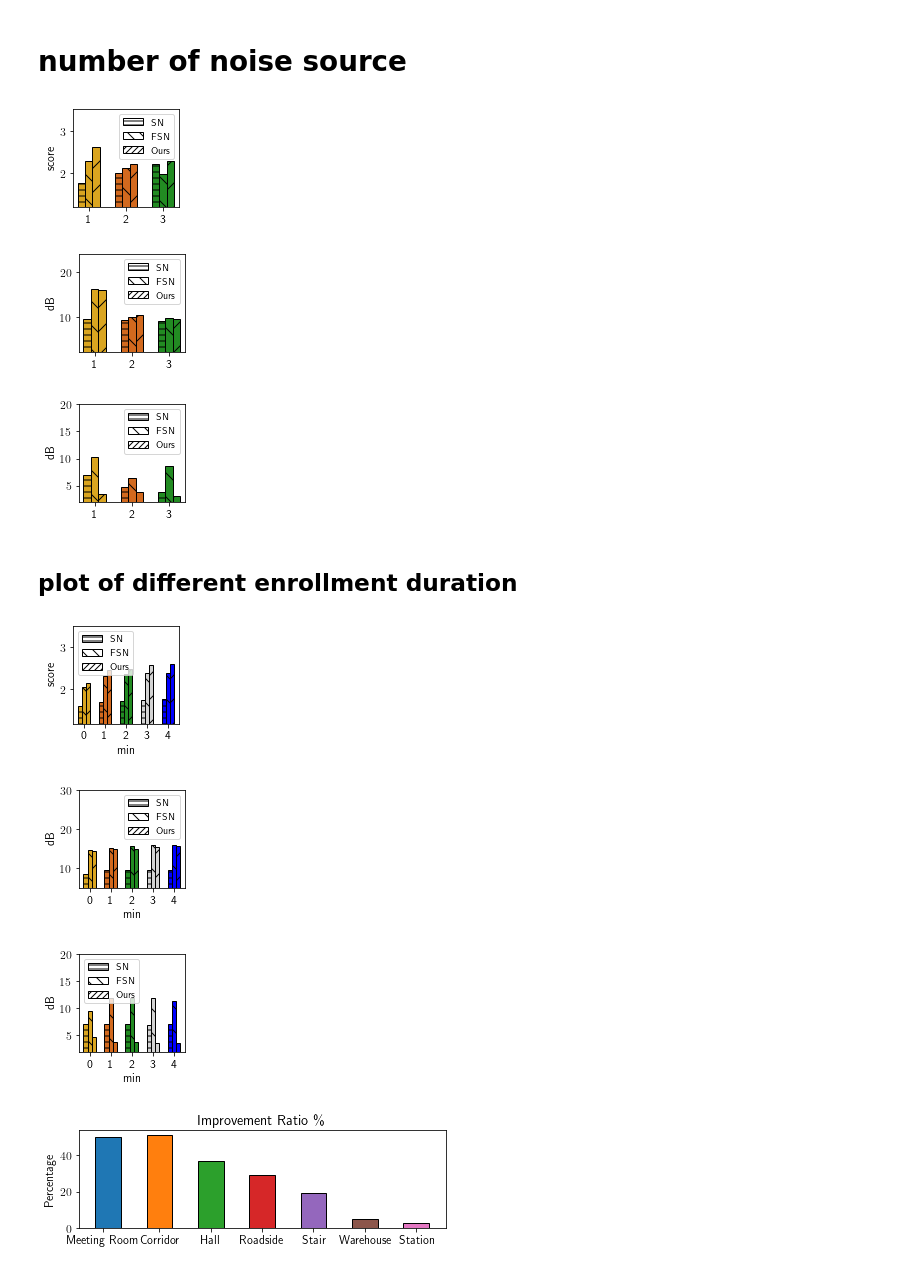
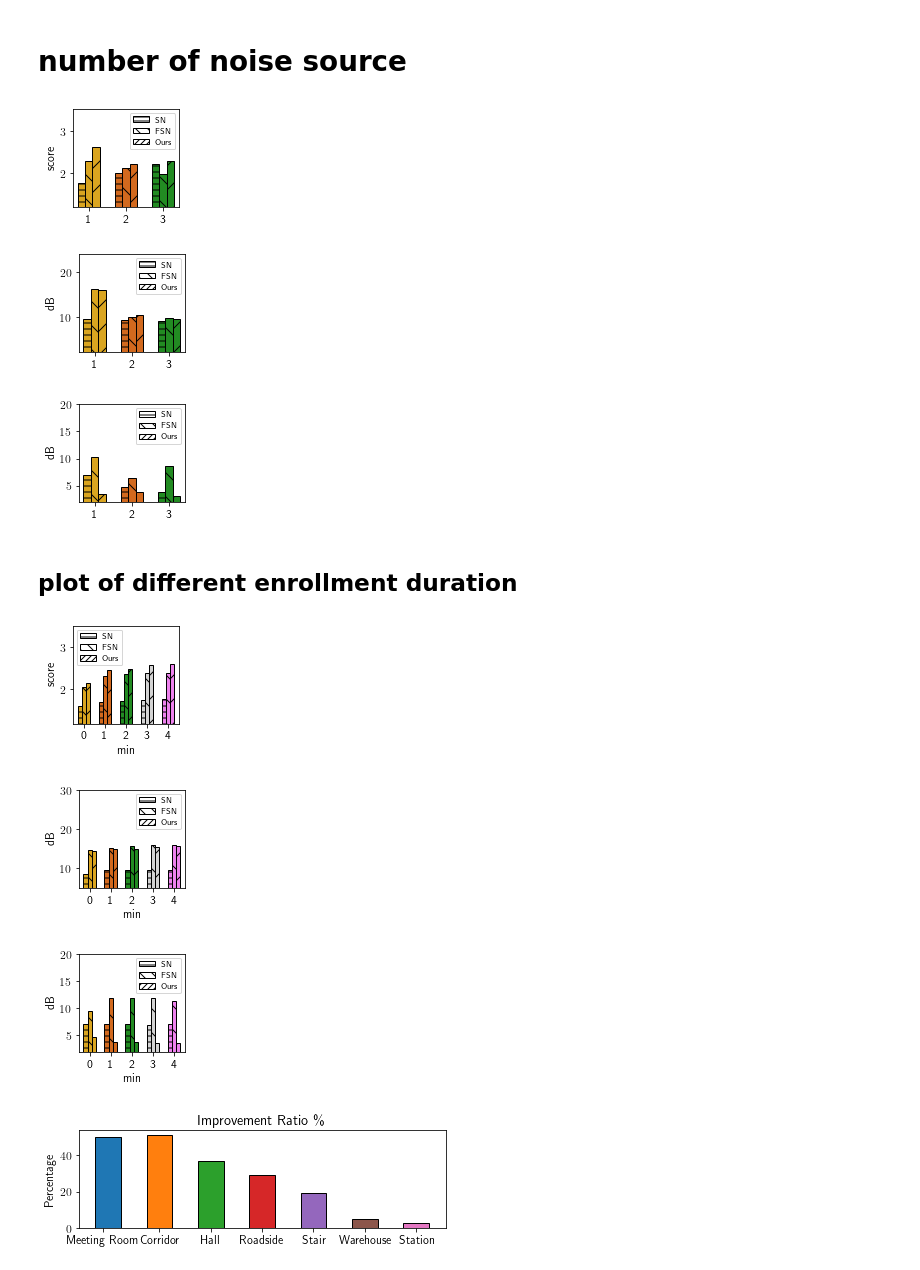
Before and after one commit to lixinghe1999/audioproject, a Jupyter notebook: enhancement/plot/plot.ipynb, the cells around one changed output. Cells and saved outputs as stored; diff of their text form; code cells hidden in the pictures.

```diff
--- a/enhancement/plot/plot.ipynb
+++ b/enhancement/plot/plot.ipynb
@@ -32,7 +32,7 @@ for j in range(3):
     seanet_patch = mpatches.Patch(edgecolor='black', facecolor='white', hatch='---', label='SN')
     fullsubnet_patch = mpatches.Patch(edgecolor='black', facecolor='white', hatch='\\', label='FSN')
     vibvoice_patch = mpatches.Patch(edgecolor='black', facecolor='white', hatch='//', label='Ours')
-    plt.legend(handles=[seanet_patch, fullsubnet_patch, vibvoice_patch], prop={'size': 10})
+    plt.legend(handles=[seanet_patch, fullsubnet_patch, vibvoice_patch], prop={'size': 8})
     plt.savefig('noise_type_' + str(j) + '.pdf', dpi=300)
     plt.show()
 # %% [output]
@@ -64,7 +64,7 @@ for j in range(3):
     seanet_patch = mpatches.Patch(edgecolor='black', facecolor='white', hatch='---', label='SN')
     fullsubnet_patch = mpatches.Patch(edgecolor='black', facecolor='white', hatch='\\', label='FSN')
     vibvoice_patch = mpatches.Patch(edgecolor='black', facecolor='white', hatch='//', label='Ours')
-    plt.legend(handles=[seanet_patch, fullsubnet_patch, vibvoice_patch], prop={'size': 10})
+    plt.legend(handles=[seanet_patch, fullsubnet_patch, vibvoice_patch], prop={'size': 8})
     plt.savefig('noise_level_' + str(j) + '.pdf', dpi=300)
     plt.show()
 # %% [output]
@@ -96,13 +96,13 @@ for j in range(3):
     seanet_patch = mpatches.Patch(edgecolor='black', facecolor='white', hatch='---', label='SN')
     fullsubnet_patch = mpatches.Patch(edgecolor='black', facecolor='white', hatch='\\\\', label='FSN')
     vibvoice_patch = mpatches.Patch(edgecolor='black', facecolor='white', hatch='////', label='Ours')
-    plt.legend(handles=[seanet_patch, fullsubnet_patch, vibvoice_patch], prop={'size': 10})
+    plt.legend(handles=[seanet_patch, fullsubnet_patch, vibvoice_patch], prop={'size': 8})
     plt.savefig('noise_number_' + str(j) + '.pdf', dpi=300)
     plt.show()
 # %% [output]
-[figure, old version]
+[figure, new version]
-[figure, old version]
+[figure, new version]
-[figure, old version]
+[figure, new version]
 # %% [markdown]
 ## plot of different enrollment duration
 # %%
@@ -126,38 +126,38 @@ seanet = [[1.61812877, 8.44922756, 7.02567443], [1.71697269, 9.44781797, 7.01635
 #     plt.ylabel(labels[j])
 #     plt.xlabel('min')
 #     plt.xticks(x ,)
 #     plt.legend( prop={'size': 10})
 #     plt.savefig('noise_enrollment_' + str(j) +'.pdf', dpi=300)
 #     plt.show()
 #
 # fullsubnet = [[ 2.06042795, 14.63436131, 9.53324297], [ 2.16696222,15.14282735, 11.42487056], [2.2788935, 16.10067001, 10.34507953]]
 # vibvoice = [[ 2.14514233, 14.23358384, 4.67921625], [2.40846276, 15.50638137, 3.964647], [ 2.49877256, 15.84743989, 3.95881391]]
 # seanet = [[1.61812877, 8.44922756, 7.02567443], [1.76697269, 9.44781797, 7.01635902], [1.77018202, 9.56234749, 6.9765322]]
 y_lims = [[1.2, 3.5], [5, 30], [2, 20]]
 names = [0, 1, 2, 3, 4]
-colors = ['goldenrod', 'chocolate', 'forestgreen', 'lightgrey', 'blue']
+colors = ['goldenrod', 'chocolate', 'forestgreen', 'lightgrey', 'violet']
 labels = ['score', 'dB', 'dB']
 for j in range(3):
     plt.figure(figsize=(2, 2))
     plt.subplots_adjust(left=0.25, bottom=0.2, right=0.99)
     for i in range(len(names)):
         plt.bar(i, seanet[i][j], color=colors[i], edgecolor='black', width=0.2, hatch='--')
         plt.bar(i + 0.2, fullsubnet[i][j], color=colors[i], edgecolor='black', width=0.2, hatch='\\')
         plt.bar(i + 0.4, vibvoice[i][j], color=colors[i], edgecolor='black', width=0.2, hatch='/')
     plt.ylim(y_lims[j])
     plt.ylabel(labels[j])
     plt.xlabel('min')
     plt.xticks([0.2, 1.2, 2.2, 3.2, 4.2], names)
     seanet_patch = mpatches.Patch(edgecolor='black', facecolor='white', hatch='---', label='SN')
     fullsubnet_patch = mpatches.Patch(edgecolor='black', facecolor='white', hatch='\\\\', label='FSN')
     vibvoice_patch = mpatches.Patch(edgecolor='black', facecolor='white', hatch='////', label='Ours')
-    plt.legend(handles=[seanet_patch, fullsubnet_patch, vibvoice_patch], prop={'size': 10})
+    plt.legend(handles=[seanet_patch, fullsubnet_patch, vibvoice_patch], prop={'size': 8})
     plt.savefig('noise_enrollment_' + str(j) + '.pdf', dpi=300)
     plt.show()
 # %% [output]
-[figure, old version]
+[figure, new version]
-[figure, old version]
+[figure, new version]
-[figure, old version]
+[figure, new version]
 # %%
 environment = [50, 51, 37, 29, 19, 5, 3]
 names = ['Meeting Room', 'Corridor', 'Hall', 'Roadside', 'Stair', 'Warehouse', 'Station']
```
Also changed, not shown: parts of 4 cells of this notebook, 1 other file.
